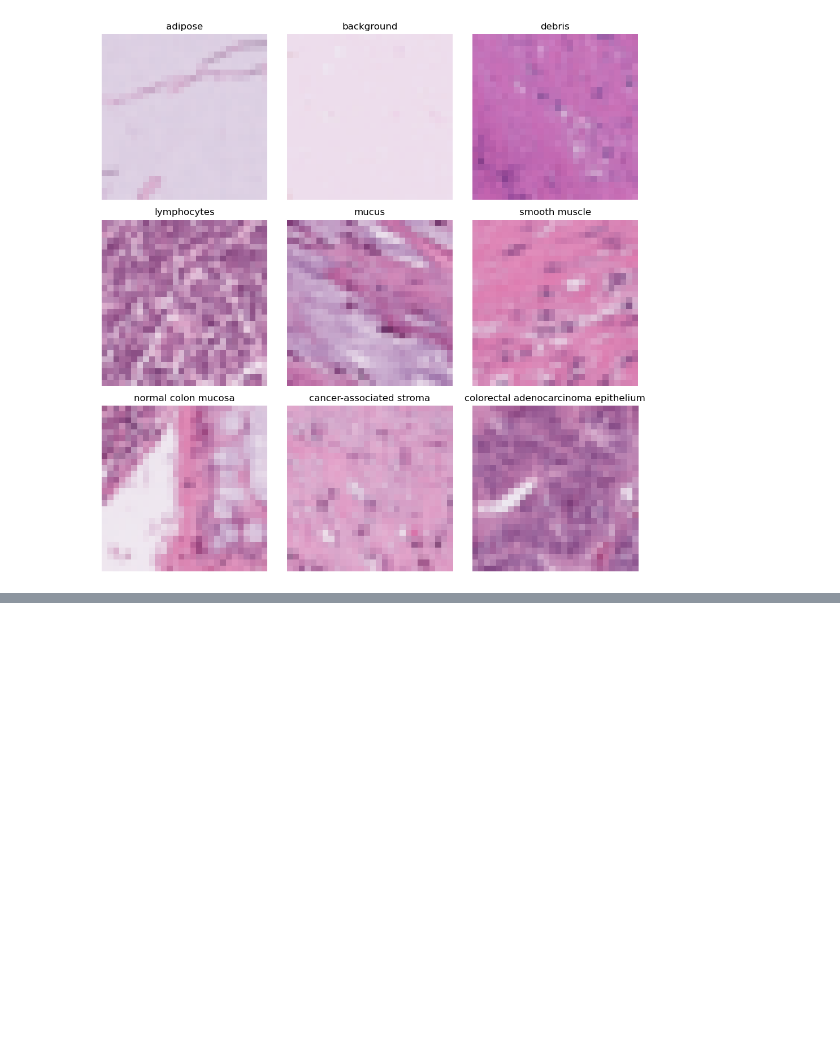
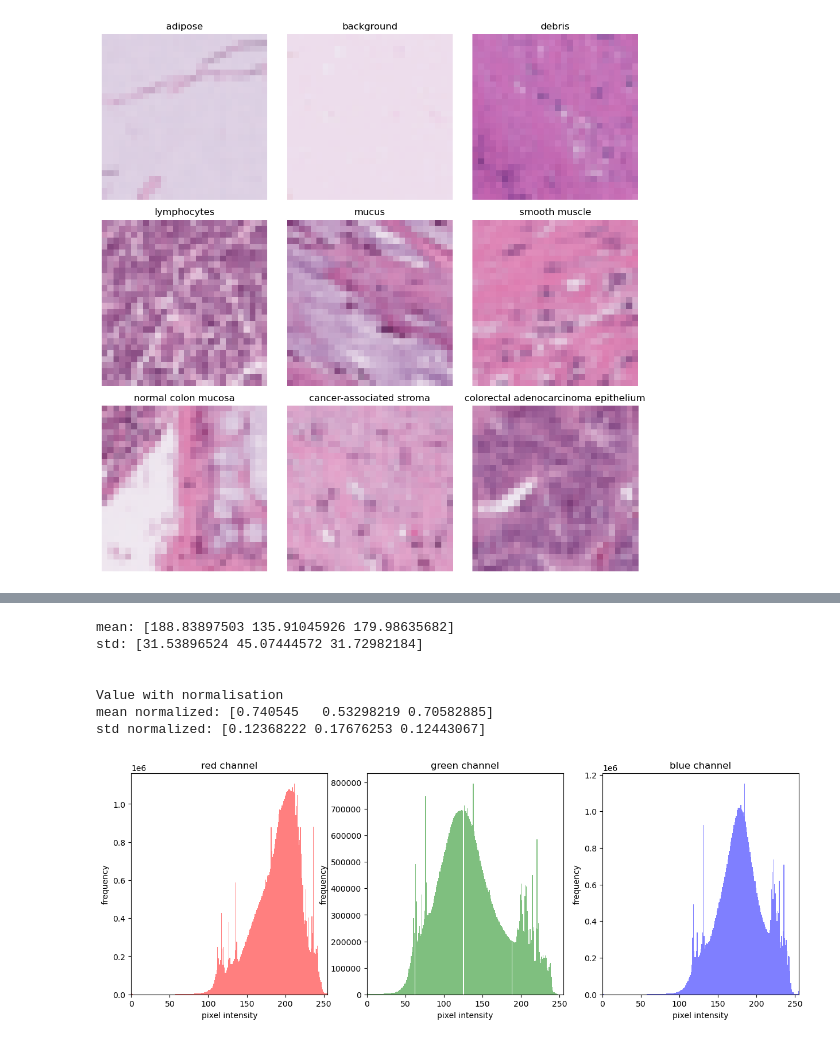
Before and after one commit to cmanell/Colorectal_cancer_DL_project, a Jupyter notebook: DL_project_colorectal_cancer.ipynb, the cells around one changed output, grey strips where cells are left out. Saved outputs shown, nothing was run; the diff lists cells and outputs as text; code cells hidden in the pictures; blank space fills up the shorter version.

```diff
--- a/DL_project_colorectal_cancer.ipynb
+++ b/DL_project_colorectal_cancer.ipynb
@@ -66,0 +170,42 @@ plt.show()
+# %%
+# generelyze for all the images in the training dataset.
+mean = np.mean(train_images, axis=(0,1,2))
+std = np.std(train_images, axis=(0,1,2))
+print("mean:", mean)
+print("std:", std)
+mean_norm = mean / 255.0
+std_norm = std / 255.0
+print("\n")
+print("Value with normalisation")
+print("mean normalized:", mean_norm)
+print("std normalized:", std_norm)
+
+plt.figure(figsize=(15,5))
+plt.subplot(1,3,1)
+plt.hist(train_images[:,:,:,0].flatten(), bins=256, color='red', alpha=0.5)
+plt.xlabel("pixel intensity")
+plt.ylabel("frequency")
+plt.xlim(0, 255)
+plt.title("red channel")
+plt.subplot(1,3,2)
+plt.hist(train_images[:,:,:,1].flatten(), bins=256, color='green', alpha=0.5)
+plt.xlabel("pixel intensity")
+plt.ylabel("frequency")
+plt.xlim(0, 255)
+plt.title("green channel")
+plt.subplot(1,3,3)
+plt.hist(train_images[:,:,:,2].flatten(), bins=256, color='blue', alpha=0.5)
+plt.xlabel("pixel intensity")
+plt.ylabel("frequency")
+plt.xlim(0, 255)
+plt.title("blue channel")
+plt.show()
+# %% [output]
+mean: [188.83897503 135.91045926 179.98635682]
+std: [31.53896524 45.07444572 31.72982184]
+
+
+Value with normalisation
+mean normalized: [0.740545   0.53298219 0.70582885]
+std normalized: [0.12368222 0.17676253 0.12443067]
+[figure, added]
```
Also changed, not shown: parts of 12 cells of this notebook.
